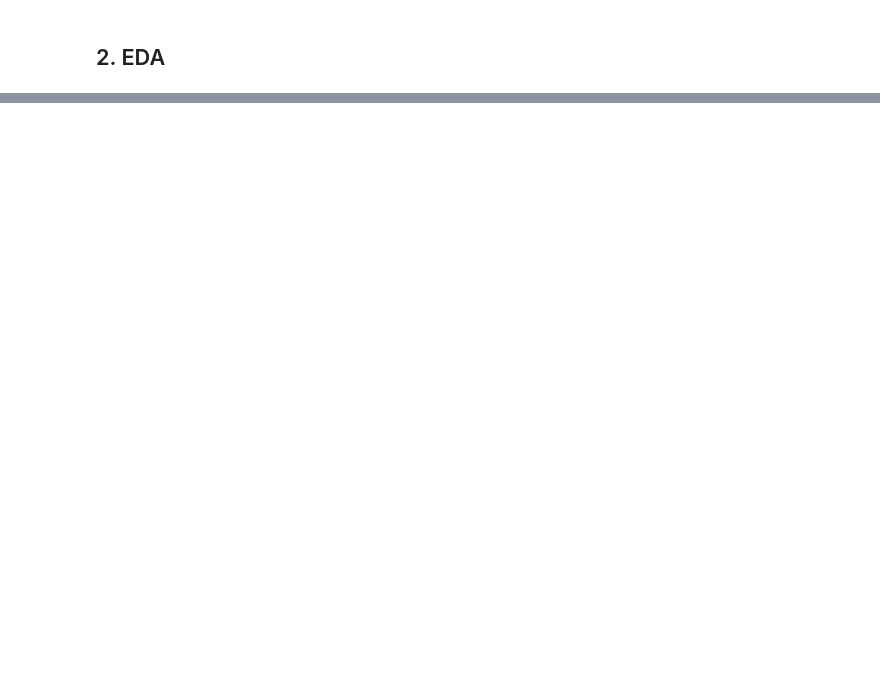
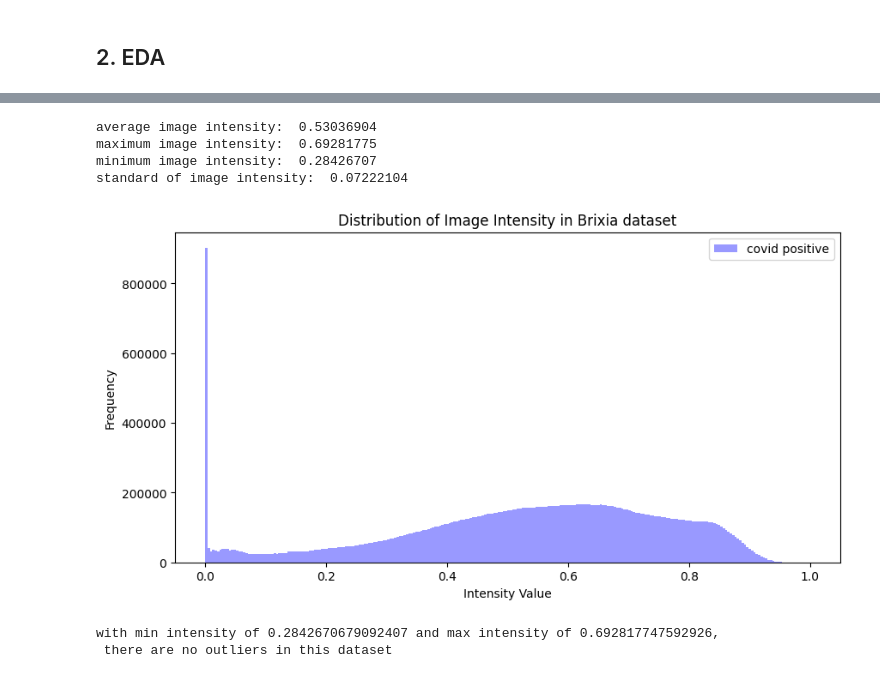
Before and after one commit to adcollin/COVID-detection-from-XRay, a Jupyter notebook: Data/Brixia/Brixia_EDA.ipynb, the cells around one changed output, grey strips where cells are left out. Drawn from its saved outputs; the diff is of its cells as text; code cells hidden in the pictures; blank space fills up the shorter version.

```diff
--- a/Data/Brixia/Brixia_EDA.ipynb
+++ b/Data/Brixia/Brixia_EDA.ipynb
@@ -51,0 +82,31 @@ df_train = np.load(preprocessed_path)
+# %%
+##IMAGE INTENSITY
+
+# Average image intensity (compare between samples)
+print("average image intensity: ", np.mean(np.mean(df_train, axis=(1,2,3)))) #== np.mean(df_train)
+# Maximum image intensity
+max_intensity= np.max(np.mean(df_train, axis=(1,2,3)))
+print("maximum image intensity: ", max_intensity)
+# Minimum image intensity
+min_intensity = np.min(np.mean(df_train, axis=(1,2,3)))
+print("minimum image intensity: ", min_intensity)
+## Stadard deviation of image intensity
+print("standard of image intensity: ", np.std(np.mean(df_train, axis=(1,2,3))))
+
+# Create a histogram of the image intensity
+plt.figure(figsize=(10, 5))
+plt.hist(df_train.ravel(), bins=256, color='blue', alpha=0.4, label='covid positive')
+plt.legend(loc='upper right')
+plt.xlabel('Intensity Value')
+plt.ylabel('Frequency')
+plt.title('Distribution of Image Intensity in Brixia dataset')
+plt.show()
+print(f"with min intensity of {min_intensity} and max intensity of {max_intensity}, \n there are no outliers in this dataset")
+# %% [output]
+average image intensity:  0.53036904
+maximum image intensity:  0.69281775
+minimum image intensity:  0.28426707
+standard of image intensity:  0.07222104
+[figure, added]
+with min intensity of 0.2842670679092407 and max intensity of 0.692817747592926,
+ there are no outliers in this dataset
```
Also changed, not shown: parts of 8 cells of this notebook, 4 other files.
